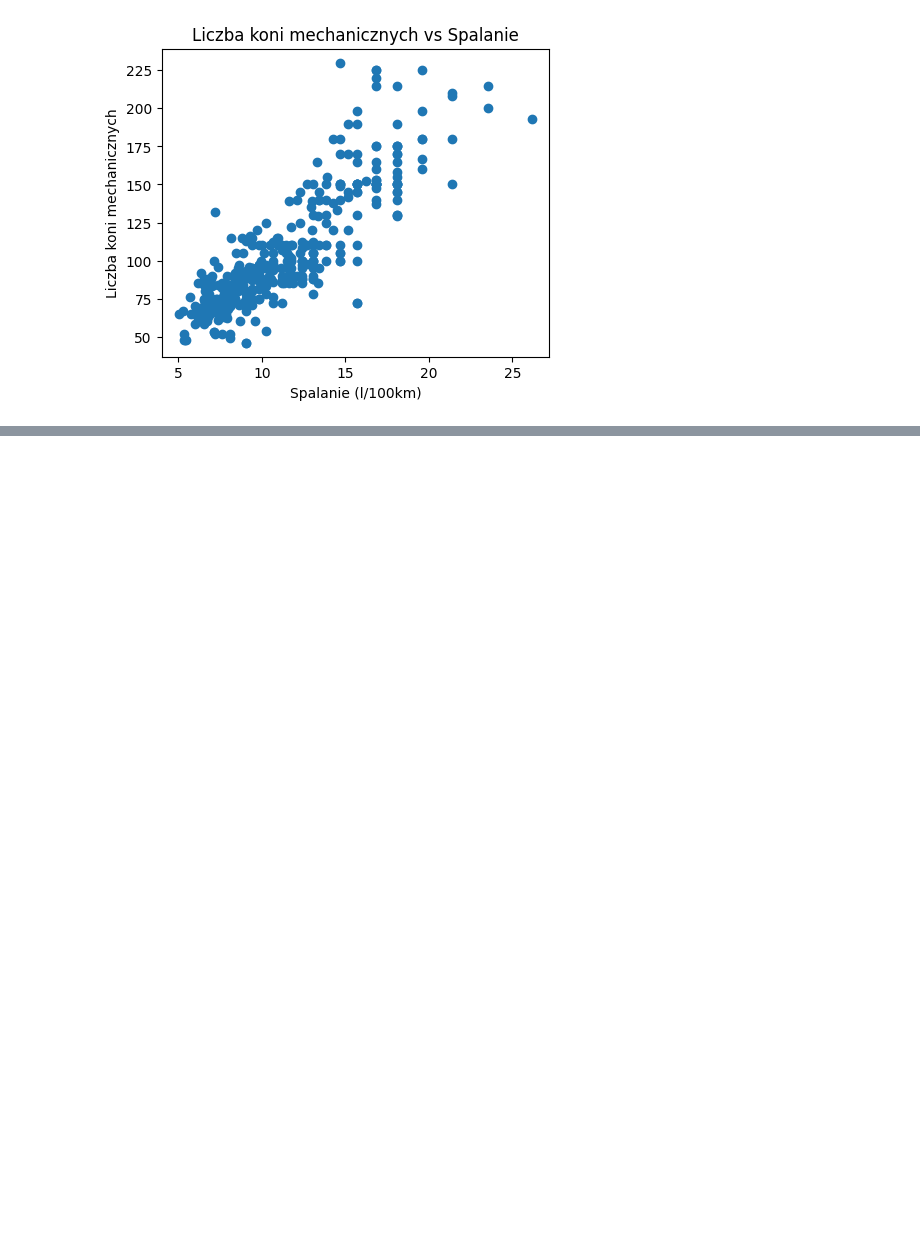
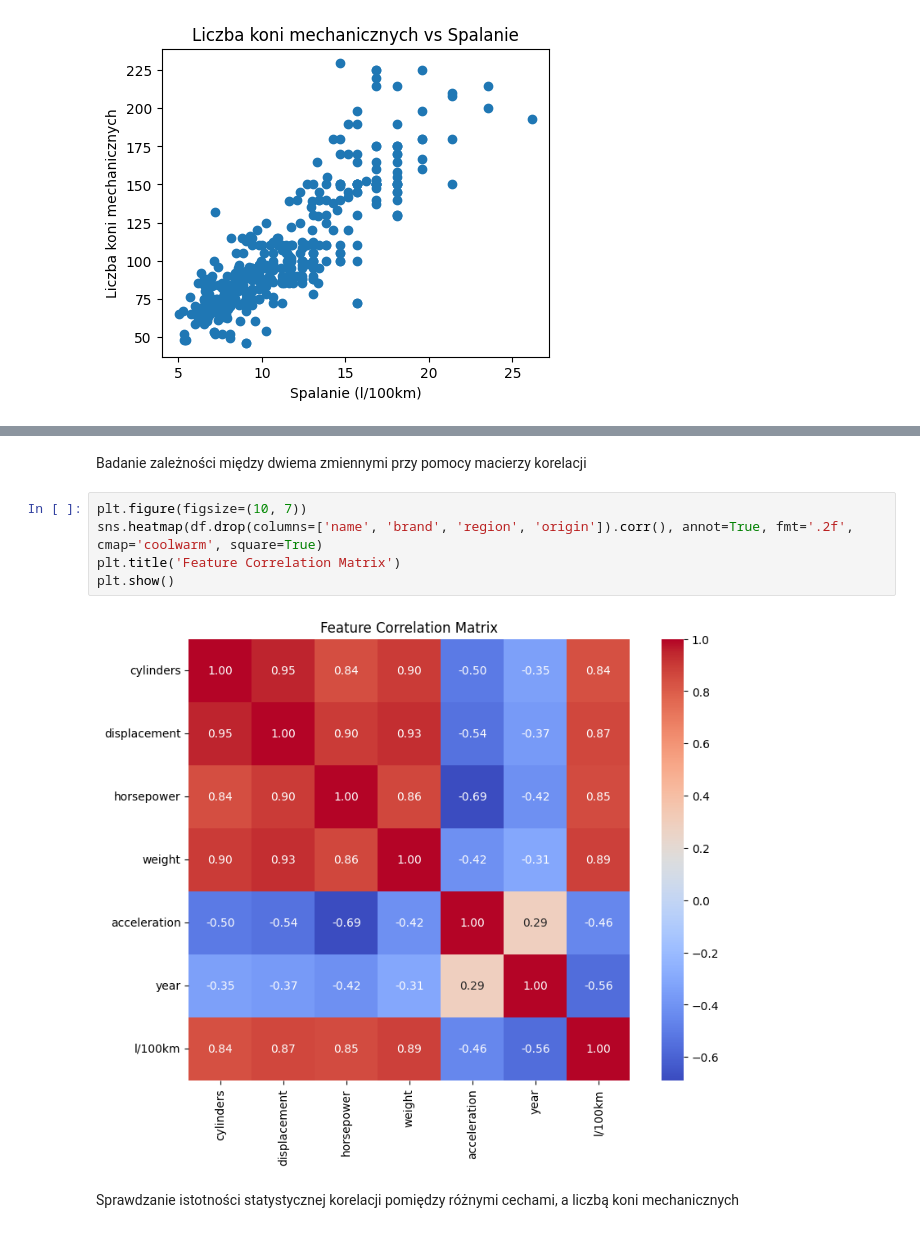
Before and after one commit to karoljablonski/ML-term-work, a Jupyter notebook: cars.ipynb, the cells around one changed output, grey strips where cells are left out. Saved outputs shown, nothing was run; the diff lists cells and outputs as text; blank space fills up the shorter version.

```diff
--- a/cars.ipynb
+++ b/cars.ipynb
@@ -243,2 +251,13 @@ plt.show()
 [figure]
 [figure]
+# %% [markdown]
+Badanie zależności między dwiema zmiennymi przy pomocy macierzy korelacji
+# %%
+plt.figure(figsize=(10, 7))
+sns.heatmap(df.drop(columns=['name', 'brand', 'region', 'origin']).corr(), annot=True, fmt='.2f', cmap='coolwarm', square=True)
+plt.title('Feature Correlation Matrix')
+plt.show()
+# %% [output]
+[figure, added]
+# %% [markdown]
+Sprawdzanie istotności statystycznej korelacji pomiędzy różnymi cechami, a liczbą koni mechanicznych
```
Also changed, not shown: parts of 20 cells of this notebook.
